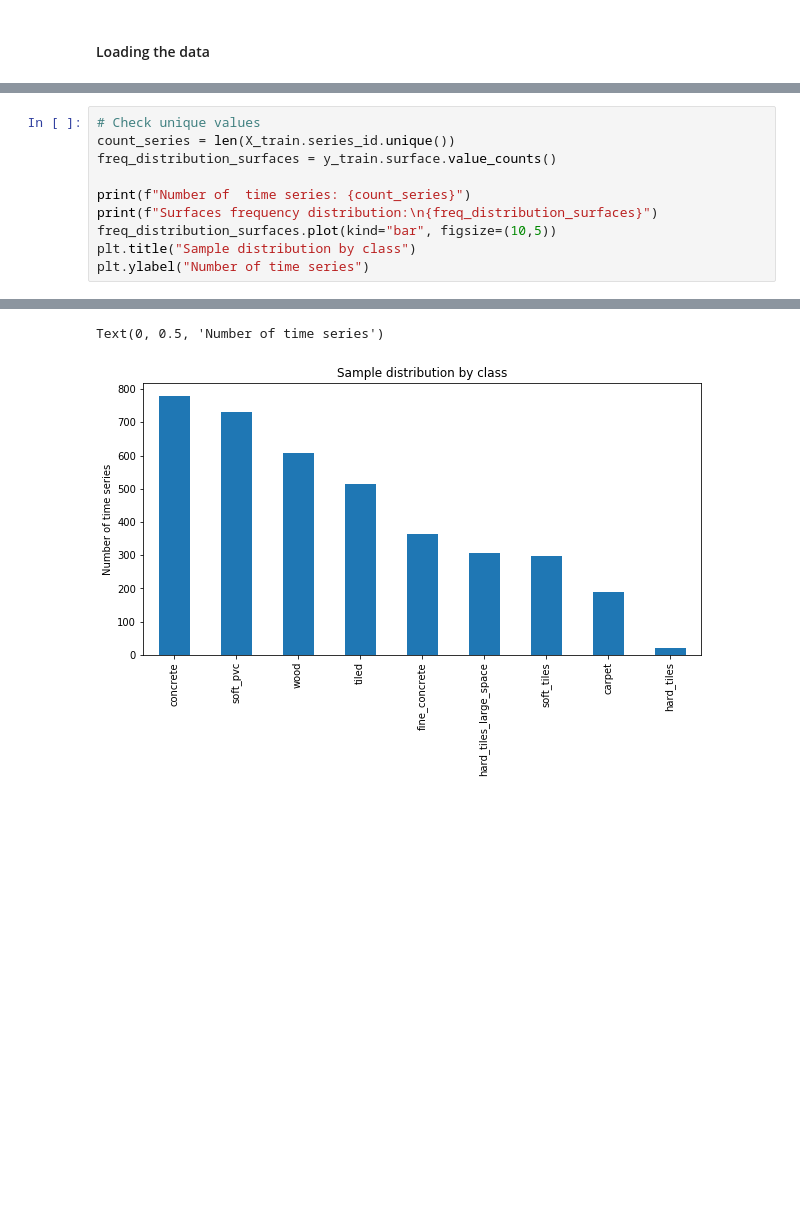
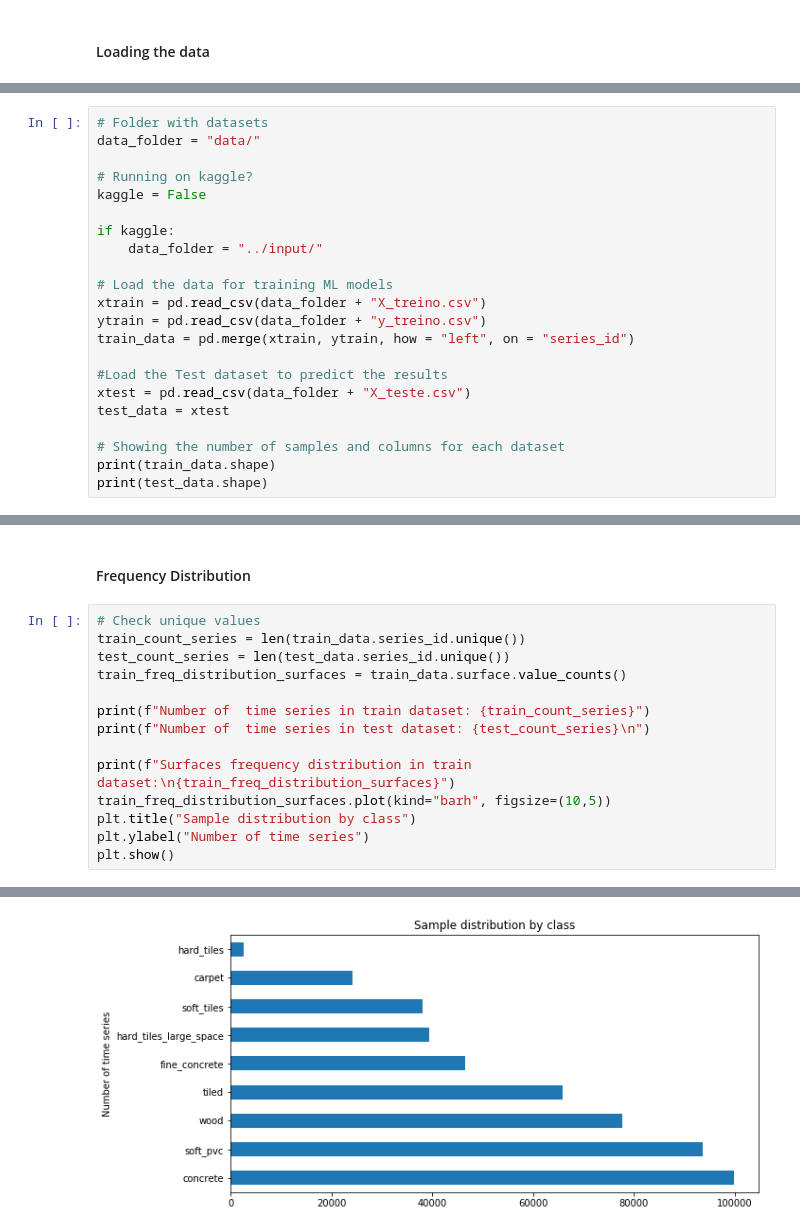
Before and after one commit to cpatrickalves/kaggle-dsa-set19, a Jupyter notebook: kernel.ipynb, the cells around one changed output, grey strips where cells are left out. Saved outputs shown, nothing was run; the diff lists cells and outputs as text; blank space fills up the shorter version.

```diff
--- a/kernel.ipynb
+++ b/kernel.ipynb
@@ -35,0 +39,22 @@ X_test = pd.read_csv("data/X_teste.csv")
+# %%
+# Folder with datasets
+data_folder = "data/"
+
+# Running on kaggle?
+kaggle = False
+
+if kaggle:
+    data_folder = "../input/"
+
+# Load the data for training ML models
+xtrain = pd.read_csv(data_folder + "X_treino.csv")
+ytrain = pd.read_csv(data_folder + "y_treino.csv")
+train_data = pd.merge(xtrain, ytrain, how = "left", on = "series_id")
+
+#Load the Test dataset to predict the results
+xtest = pd.read_csv(data_folder + "X_teste.csv")
+test_data = xtest
+
+# Showing the number of samples and columns for each dataset
+print(train_data.shape)
+print(test_data.shape)
@@ -54,11 +82,17 @@ y_train.head()
+# %% [markdown]
+#### Frequency Distribution
 # %%
 # Check unique values
-count_series = len(X_train.series_id.unique())
-freq_distribution_surfaces = y_train.surface.value_counts()
+train_count_series = len(train_data.series_id.unique())
+test_count_series = len(test_data.series_id.unique())
+train_freq_distribution_surfaces = train_data.surface.value_counts()
 
-print(f"Number of  time series: {count_series}")
-print(f"Surfaces frequency distribution:\n{freq_distribution_surfaces}")
-freq_distribution_surfaces.plot(kind="bar", figsize=(10,5))
+print(f"Number of  time series in train dataset: {train_count_series}")
+print(f"Number of  time series in test dataset: {test_count_series}\n")
+
+print(f"Surfaces frequency distribution in train dataset:\n{train_freq_distribution_surfaces}")
+train_freq_distribution_surfaces.plot(kind="barh", figsize=(10,5))
 plt.title("Sample distribution by class")
 plt.ylabel("Number of time series")
+plt.show()
 # %% [output]
@@ -76,4 +112,3 @@ hard_tiles                 21
 Name: surface, dtype: int64
-Text(0, 0.5, 'Number of time series')
-[figure, old version]
+[figure, new version]
 # %% [markdown]
```
Also changed, not shown: parts of 33 cells of this notebook.
